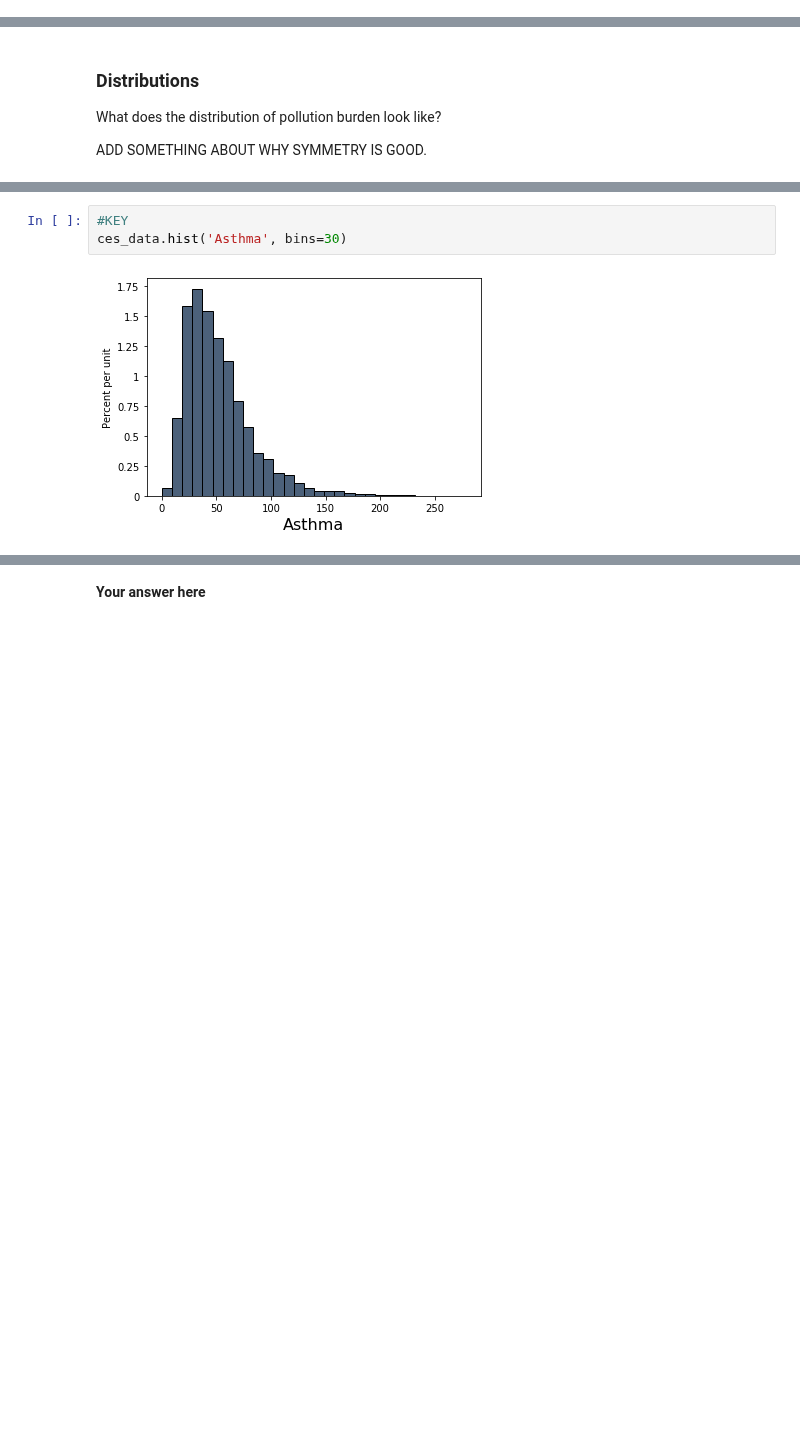
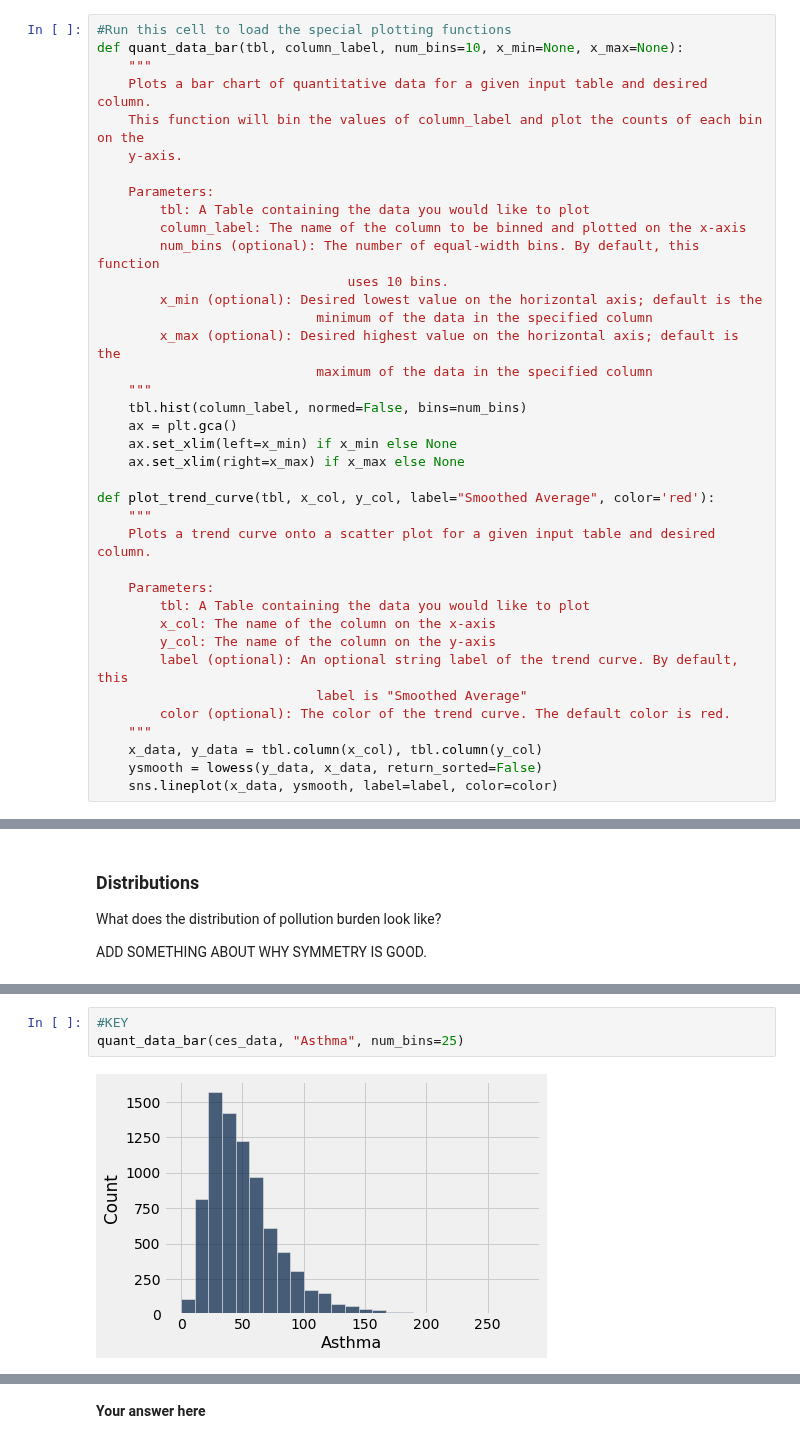
Before and after one commit to ds-modules/BUDS-SU21-Dev, a Jupyter notebook: Project_2/Pollution/Pollution.ipynb, the cells around one changed output, grey strips where cells are left out. Drawn from its saved outputs; the diff is of its cells as text; blank space fills up the shorter version.

Commit message:
Creating helper plotting functions for Pollution project

```diff
--- a/Project_2/Pollution/Pollution.ipynb
+++ b/Project_2/Pollution/Pollution.ipynb
@@ -13,3 +13,41 @@ from statsmodels.nonparametric.smoothers_lowess import lowess
+# %%
+#Run this cell to load the special plotting functions
+def quant_data_bar(tbl, column_label, num_bins=10, x_min=None, x_max=None):
+    """
+    Plots a bar chart of quantitative data for a given input table and desired column.
+    This function will bin the values of column_label and plot the counts of each bin on the
+    y-axis.
+
+    Parameters:
+        tbl: A Table containing the data you would like to plot
+        column_label: The name of the column to be binned and plotted on the x-axis
+        num_bins (optional): The number of equal-width bins. By default, this function
+                                uses 10 bins.
+        x_min (optional): Desired lowest value on the horizontal axis; default is the
+                            minimum of the data in the specified column
+        x_max (optional): Desired highest value on the horizontal axis; default is the
+                            maximum of the data in the specified column
+    """
+    tbl.hist(column_label, normed=False, bins=num_bins)
+    ax = plt.gca()
+    ax.set_xlim(left=x_min) if x_min else None
+    ax.set_xlim(right=x_max) if x_max else None
+
+def plot_trend_curve(tbl, x_col, y_col, label="Smoothed Average", color='red'):
+    """
+    Plots a trend curve onto a scatter plot for a given input table and desired column.
+
+    Parameters:
+        tbl: A Table containing the data you would like to plot
+        x_col: The name of the column on the x-axis
+        y_col: The name of the column on the y-axis
+        label (optional): An optional string label of the trend curve. By default, this
+                            label is "Smoothed Average"
+        color (optional): The color of the trend curve. The default color is red.
+    """
+    x_data, y_data = tbl.column(x_col), tbl.column(y_col)
+    ysmooth = lowess(y_data, x_data, return_sorted=False)
+    sns.lineplot(x_data, ysmooth, label=label, color=color)
 # %% [markdown]
 # Air Quality
 # %% [markdown]
@@ -223,7 +274,7 @@ ces_data.hist('...')
 # %%
 #KEY
-ces_data.hist('Asthma', bins=30)
+quant_data_bar(ces_data, "Asthma", num_bins=25)
 # %% [output]
-[figure, old version]
+[figure, new version]
 # %% [markdown]
 <div class="alert alert-info">
```
Also changed, not shown: parts of 18 cells of this notebook.
